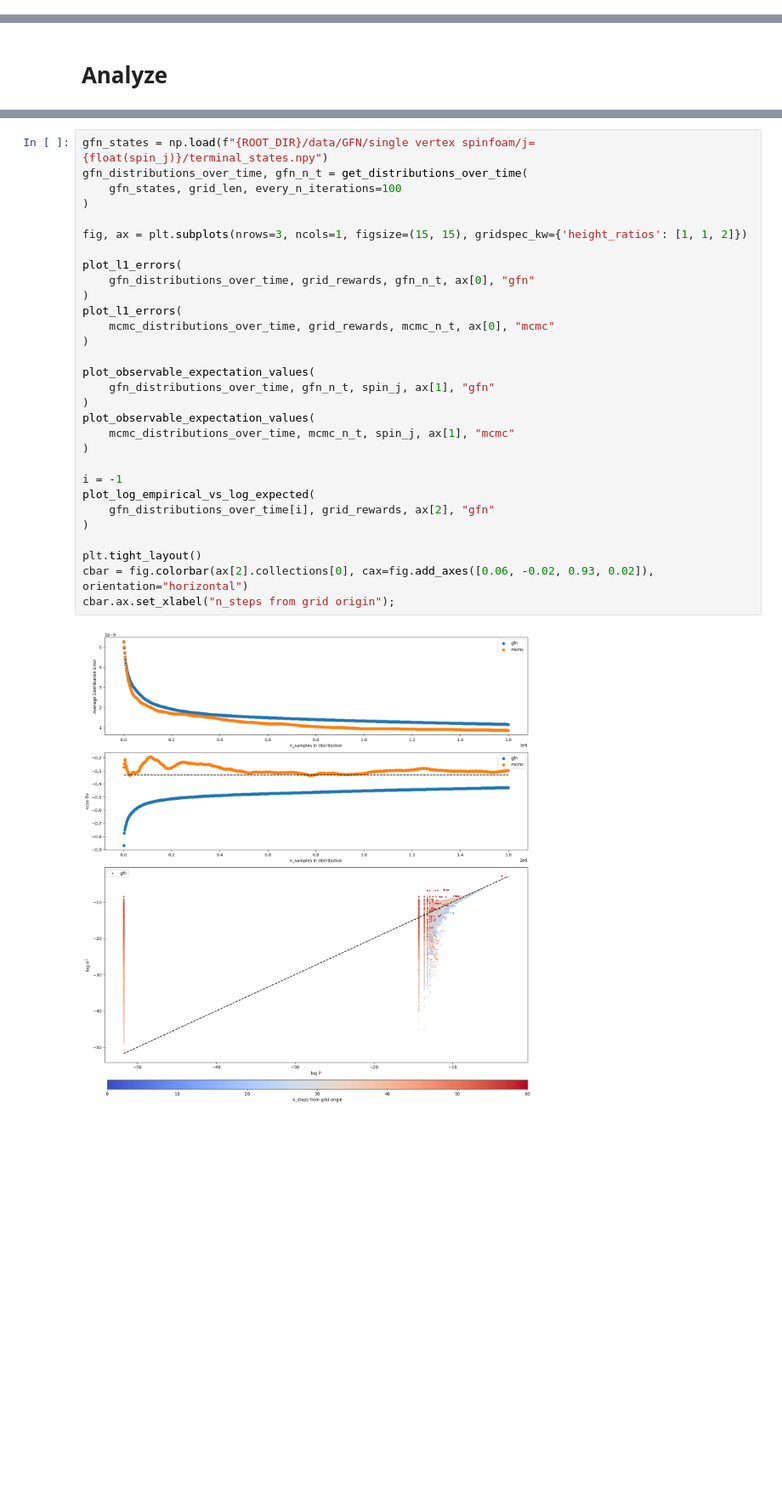
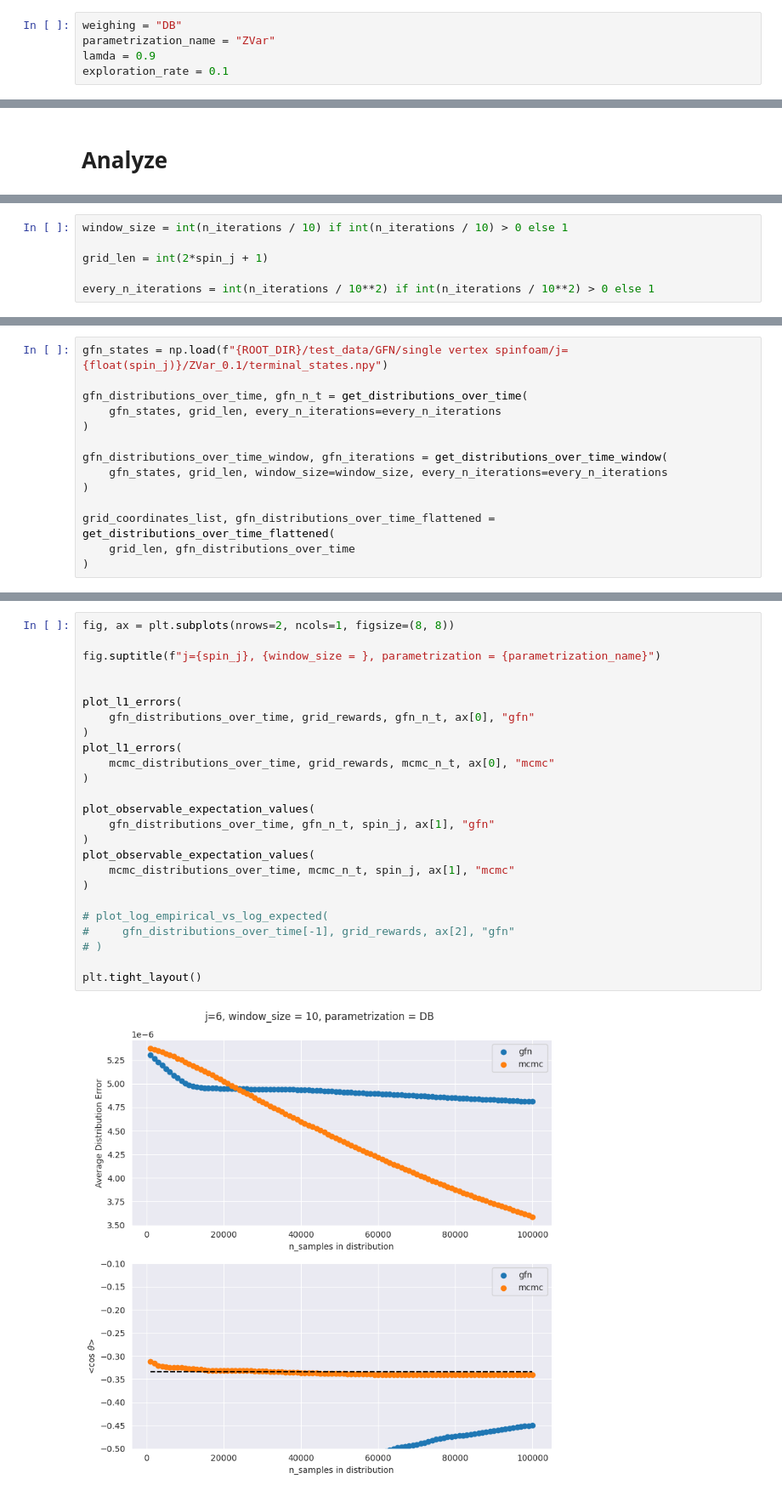
Before and after one commit to JosephRRB/torchgfn_spinfoams, a Jupyter notebook: notebooks/Generate and Analyze.ipynb, the cells around one changed output, grey strips where cells are left out. Shown at 85% size. Cells and saved outputs as stored; diff of their text form; blank space fills up the shorter version.

```diff
--- a/notebooks/Generate and Analyze.ipynb
+++ b/notebooks/Generate and Analyze.ipynb
@@ -27,4 +29,9 @@ mcmc_chains, _ = mcmc.run_mcmc_chains(
 )
+# %%
+weighing = "DB"
+parametrization_name = "ZVar"
+lamda = 0.9
+exploration_rate = 0.1
 # %%
 from src.grid_environments.base import BaseGrid
 from src.trainers.trainer import train_gfn
@@ -146,0 +207,6 @@ mcmc_distributions_over_time, mcmc_n_t = get_distributions_over_time(
+# %%
+window_size = int(n_iterations / 10) if int(n_iterations / 10) > 0 else 1
+
+grid_len = int(2*spin_j + 1)
+
+every_n_iterations = int(n_iterations / 10**2) if int(n_iterations / 10**2) > 0 else 1
@@ -146,0 +228,14 @@ mcmc_distributions_over_time, mcmc_n_t = get_distributions_over_time(
+# %%
+gfn_states = np.load(f"{ROOT_DIR}/test_data/GFN/single vertex spinfoam/j={float(spin_j)}/ZVar_0.1/terminal_states.npy")
+
+gfn_distributions_over_time, gfn_n_t = get_distributions_over_time(
+    gfn_states, grid_len, every_n_iterations=every_n_iterations
+)
+
+gfn_distributions_over_time_window, gfn_iterations = get_distributions_over_time_window(
+    gfn_states, grid_len, window_size=window_size, every_n_iterations=every_n_iterations
+)
+
+grid_coordinates_list, gfn_distributions_over_time_flattened = get_distributions_over_time_flattened(
+    grid_len, gfn_distributions_over_time
+)
@@ -147,32 +268,27 @@ mcmc_distributions_over_time, mcmc_n_t = get_distributions_over_time(
 # %%
-gfn_states = np.load(f"{ROOT_DIR}/data/GFN/single vertex spinfoam/j={float(spin_j)}/terminal_states.npy")
-gfn_distributions_over_time, gfn_n_t = get_distributions_over_time(
-    gfn_states, grid_len, every_n_iterations=100
-)
+fig, ax = plt.subplots(nrows=2, ncols=1, figsize=(8, 8))
 
-fig, ax = plt.subplots(nrows=3, ncols=1, figsize=(15, 15), gridspec_kw={'height_ratios': [1, 1, 2]})
+fig.suptitle(f"j={spin_j}, {window_size = }, parametrization = {parametrization_name}")
+
 
 plot_l1_errors(
     gfn_distributions_over_time, grid_rewards, gfn_n_t, ax[0], "gfn"
 )
 plot_l1_errors(
     mcmc_distributions_over_time, grid_rewards, mcmc_n_t, ax[0], "mcmc"
 )
 
 plot_observable_expectation_values(
     gfn_distributions_over_time, gfn_n_t, spin_j, ax[1], "gfn"
 )
 plot_observable_expectation_values(
     mcmc_distributions_over_time, mcmc_n_t, spin_j, ax[1], "mcmc"
 )
 
-i = -1
-plot_log_empirical_vs_log_expected(
-    gfn_distributions_over_time[i], grid_rewards, ax[2], "gfn"
-)
+# plot_log_empirical_vs_log_expected(
+#     gfn_distributions_over_time[-1], grid_rewards, ax[2], "gfn"
+# )
 
 plt.tight_layout()
-cbar = fig.colorbar(ax[2].collections[0], cax=fig.add_axes([0.06, -0.02, 0.93, 0.02]), orientation="horizontal")
-cbar.ax.set_xlabel("n_steps from grid origin");
 # %% [output]
-[figure, old version]
+[figure, new version]
```
Also changed, not shown: parts of 22 cells of this notebook, 14 other files.
